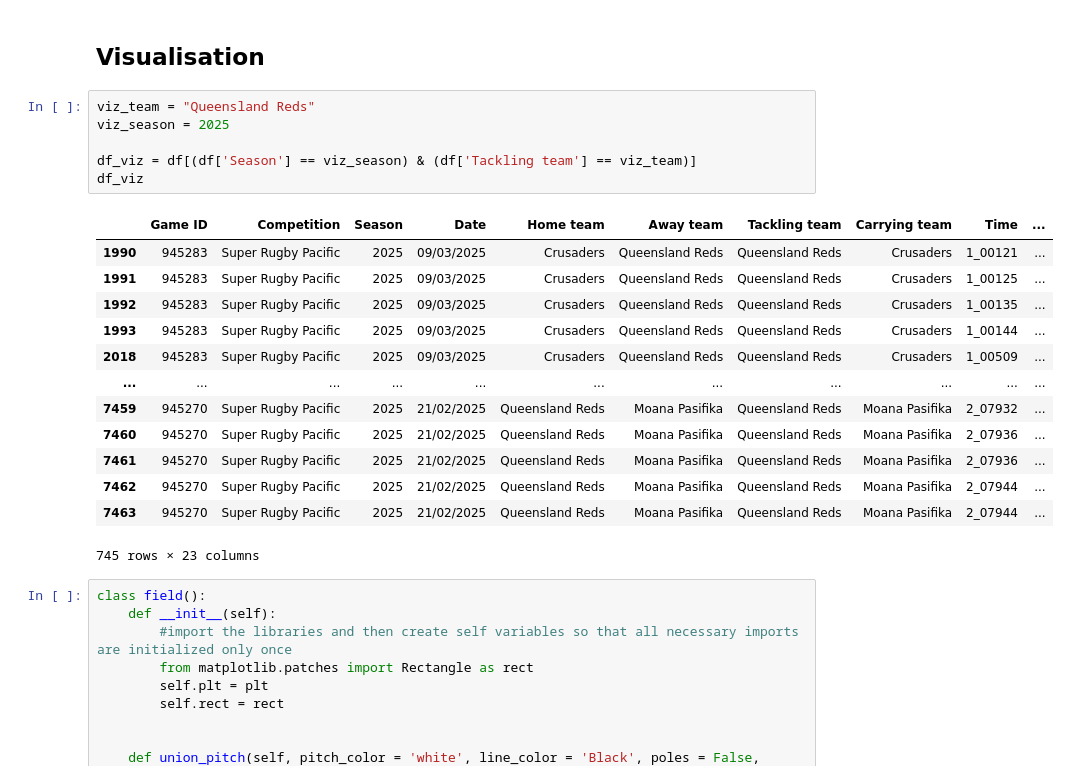
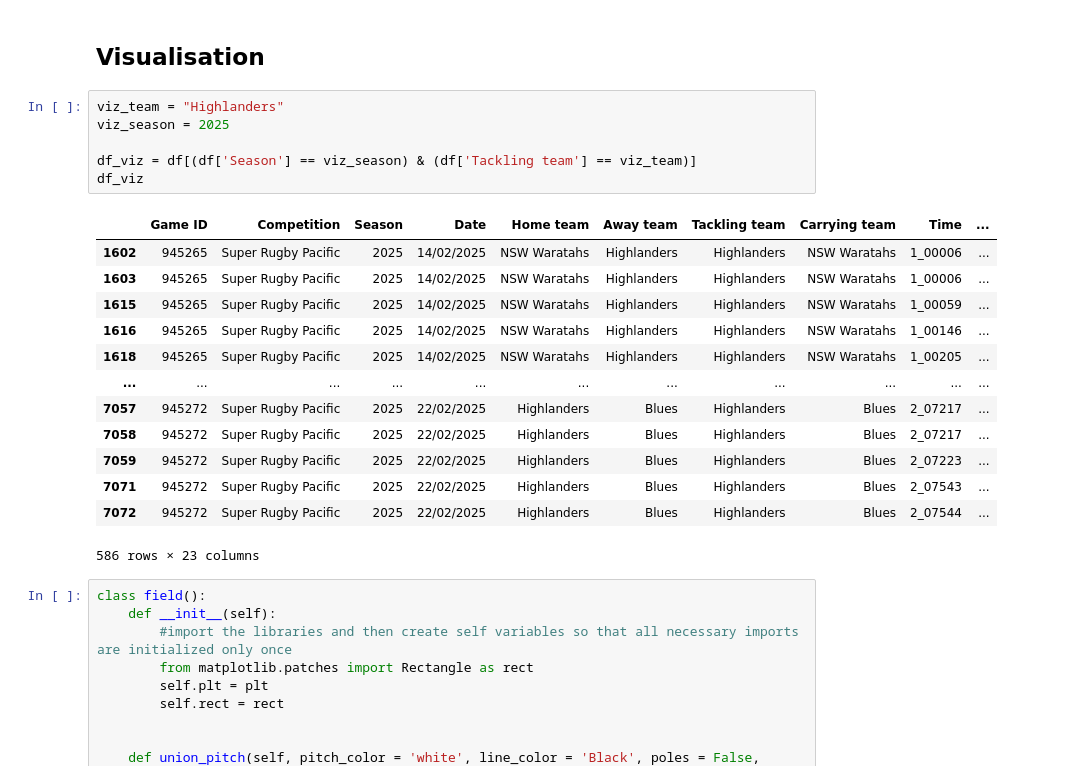
Before and after one commit to SystemsResearch/tackling, a Jupyter notebook: Exploration.ipynb, the cells around one changed output. Saved outputs shown, nothing was run; the diff lists cells and outputs as text.

Commit message:
Highlanders exploration

```diff
--- a/Exploration.ipynb
+++ b/Exploration.ipynb
@@ -371,25 +390,25 @@ Teddy Wilson    1       50.0%
 # %% [markdown]
 ## Visualisation
 # %%
-viz_team = "Queensland Reds"
+viz_team = "Highlanders"
 viz_season = 2025
 
 df_viz = df[(df['Season'] == viz_season) & (df['Tackling team'] == viz_team)]
 df_viz
 # %% [output]
 |  | Game ID | Competition | Season | Date | Home team | Away team | Tackling team | Carrying team | Time | ... |
-| 1990 | 945283 | Super Rugby Pacific | 2025 | 09/03/2025 | Crusaders | Queensland Reds | Queensland Reds | Crusaders | 1_00121 | ... |
-| 1991 | 945283 | Super Rugby Pacific | 2025 | 09/03/2025 | Crusaders | Queensland Reds | Queensland Reds | Crusaders | 1_00125 | ... |
-| 1992 | 945283 | Super Rugby Pacific | 2025 | 09/03/2025 | Crusaders | Queensland Reds | Queensland Reds | Crusaders | 1_00135 | ... |
-| 1993 | 945283 | Super Rugby Pacific | 2025 | 09/03/2025 | Crusaders | Queensland Reds | Queensland Reds | Crusaders | 1_00144 | ... |
-| 2018 | 945283 | Super Rugby Pacific | 2025 | 09/03/2025 | Crusaders | Queensland Reds | Queensland Reds | Crusaders | 1_00509 | ... |
+| 1602 | 945265 | Super Rugby Pacific | 2025 | 14/02/2025 | NSW Waratahs | Highlanders | Highlanders | NSW Waratahs | 1_00006 | ... |
+| 1603 | 945265 | Super Rugby Pacific | 2025 | 14/02/2025 | NSW Waratahs | Highlanders | Highlanders | NSW Waratahs | 1_00006 | ... |
+| 1615 | 945265 | Super Rugby Pacific | 2025 | 14/02/2025 | NSW Waratahs | Highlanders | Highlanders | NSW Waratahs | 1_00059 | ... |
+| 1616 | 945265 | Super Rugby Pacific | 2025 | 14/02/2025 | NSW Waratahs | Highlanders | Highlanders | NSW Waratahs | 1_00146 | ... |
+| 1618 | 945265 | Super Rugby Pacific | 2025 | 14/02/2025 | NSW Waratahs | Highlanders | Highlanders | NSW Waratahs | 1_00205 | ... |
 | ... | ... | ... | ... | ... | ... | ... | ... | ... | ... | ... |
-| 7459 | 945270 | Super Rugby Pacific | 2025 | 21/02/2025 | Queensland Reds | Moana Pasifika | Queensland Reds | Moana Pasifika | 2_07932 | ... |
-| 7460 | 945270 | Super Rugby Pacific | 2025 | 21/02/2025 | Queensland Reds | Moana Pasifika | Queensland Reds | Moana Pasifika | 2_07936 | ... |
-| 7461 | 945270 | Super Rugby Pacific | 2025 | 21/02/2025 | Queensland Reds | Moana Pasifika | Queensland Reds | Moana Pasifika | 2_07936 | ... |
-| 7462 | 945270 | Super Rugby Pacific | 2025 | 21/02/2025 | Queensland Reds | Moana Pasifika | Queensland Reds | Moana Pasifika | 2_07944 | ... |
-| 7463 | 945270 | Super Rugby Pacific | 2025 | 21/02/2025 | Queensland Reds | Moana Pasifika | Queensland Reds | Moana Pasifika | 2_07944 | ... |
+| 7057 | 945272 | Super Rugby Pacific | 2025 | 22/02/2025 | Highlanders | Blues | Highlanders | Blues | 2_07217 | ... |
+| 7058 | 945272 | Super Rugby Pacific | 2025 | 22/02/2025 | Highlanders | Blues | Highlanders | Blues | 2_07217 | ... |
+| 7059 | 945272 | Super Rugby Pacific | 2025 | 22/02/2025 | Highlanders | Blues | Highlanders | Blues | 2_07223 | ... |
+| 7071 | 945272 | Super Rugby Pacific | 2025 | 22/02/2025 | Highlanders | Blues | Highlanders | Blues | 2_07543 | ... |
+| 7072 | 945272 | Super Rugby Pacific | 2025 | 22/02/2025 | Highlanders | Blues | Highlanders | Blues | 2_07544 | ... |
-745 rows × 23 columns
+586 rows × 23 columns
 # %%
 class field():
     def __init__(self):
```
Also changed, not shown: parts of 12 cells of this notebook, 9 other files.
